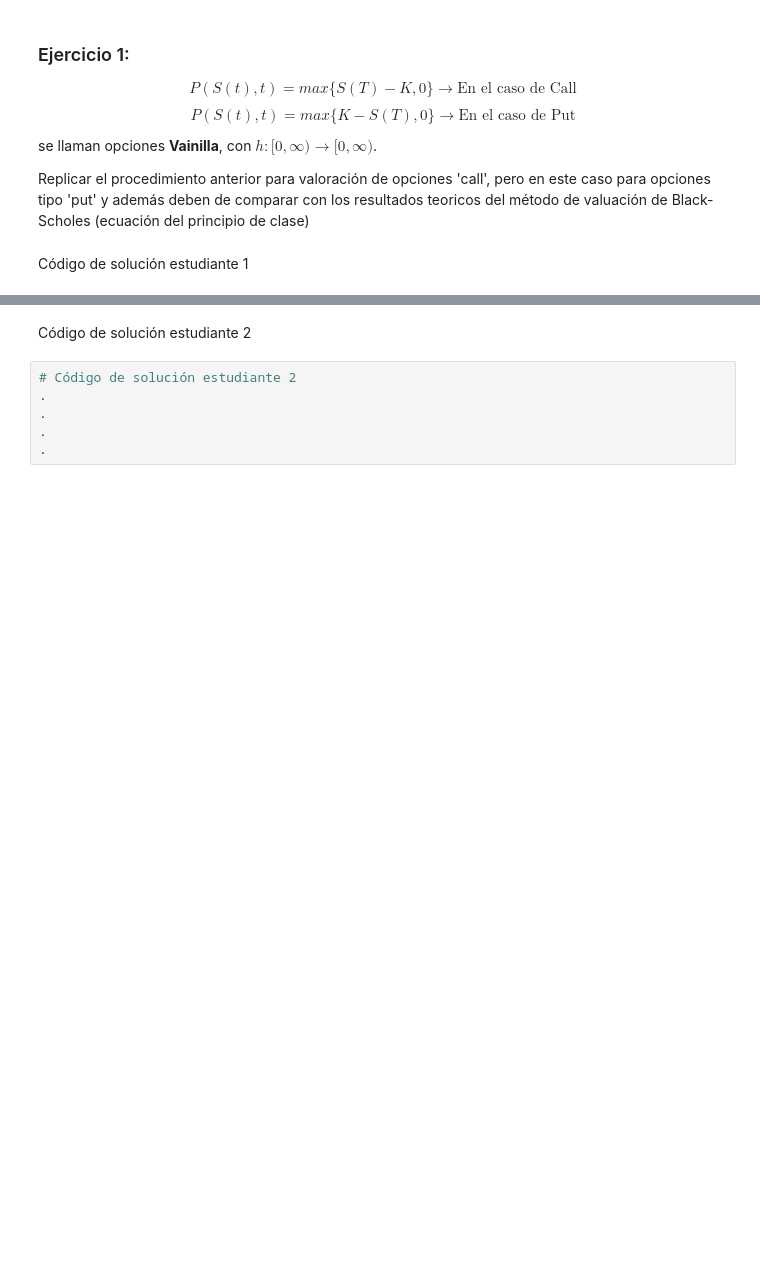
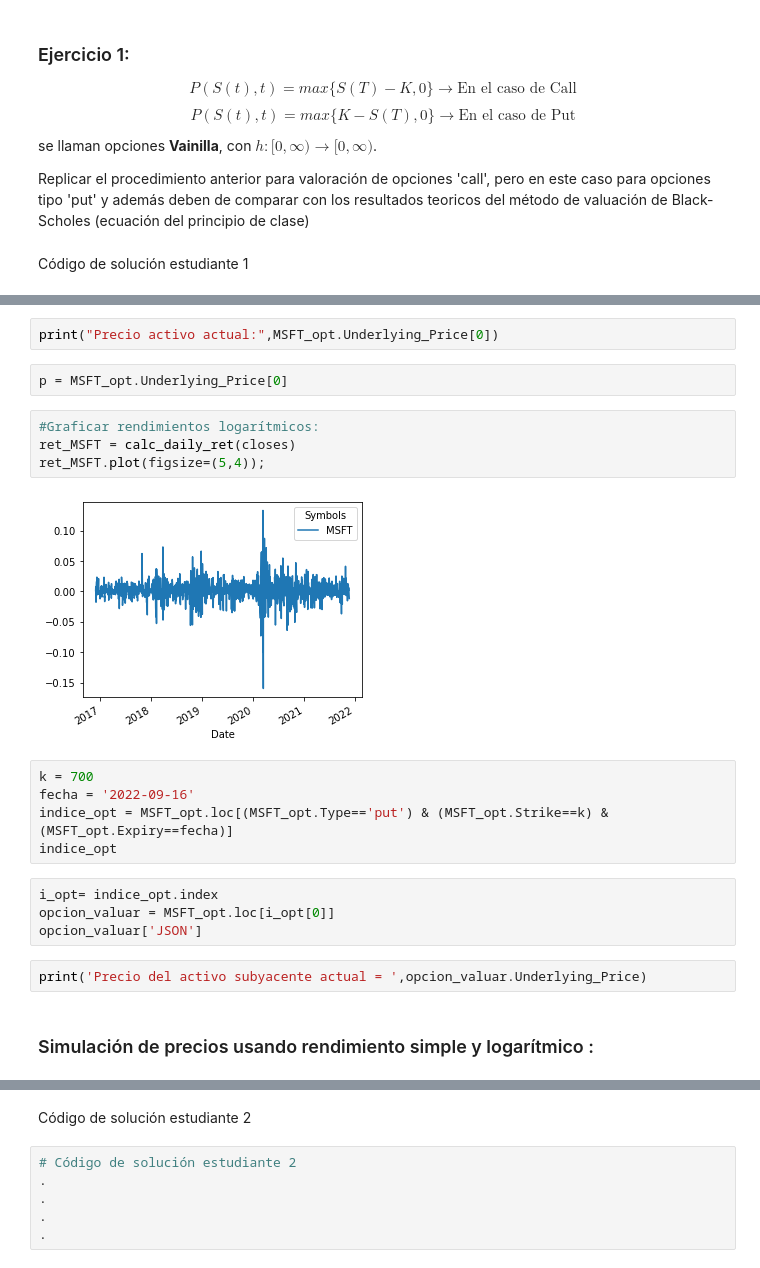
Before and after one commit to SebasGlez2000/Tarea8_JILafarga_JSGonzalez, a Jupyter notebook: Tarea8_JILafarga_JSGonzalez.ipynb, the cells around one changed output, grey strips where cells are left out. Drawn from its saved outputs; the diff is of its cells as text; blank space fills up the shorter version.

```diff
--- a/Tarea8_JILafarga_JSGonzalez.ipynb
+++ b/Tarea8_JILafarga_JSGonzalez.ipynb
@@ -31,0 +118,23 @@ Código de solución estudiante 1
+# %%
+print("Precio activo actual:",MSFT_opt.Underlying_Price[0])
+# %%
+p = MSFT_opt.Underlying_Price[0]
+# %%
+#Graficar rendimientos logarítmicos:
+ret_MSFT = calc_daily_ret(closes)
+ret_MSFT.plot(figsize=(5,4));
+# %% [output]
+[figure, added]
+# %%
+k = 700
+fecha = '2022-09-16'
+indice_opt = MSFT_opt.loc[(MSFT_opt.Type=='put') & (MSFT_opt.Strike==k) & (MSFT_opt.Expiry==fecha)]
+indice_opt
+# %%
+i_opt= indice_opt.index
+opcion_valuar = MSFT_opt.loc[i_opt[0]]
+opcion_valuar['JSON']
+# %%
+print('Precio del activo subyacente actual = ',opcion_valuar.Underlying_Price)
+# %% [markdown]
+### Simulación de precios usando rendimiento simple y logarítmico :
```
Also changed, not shown: parts of 10 cells of this notebook.
